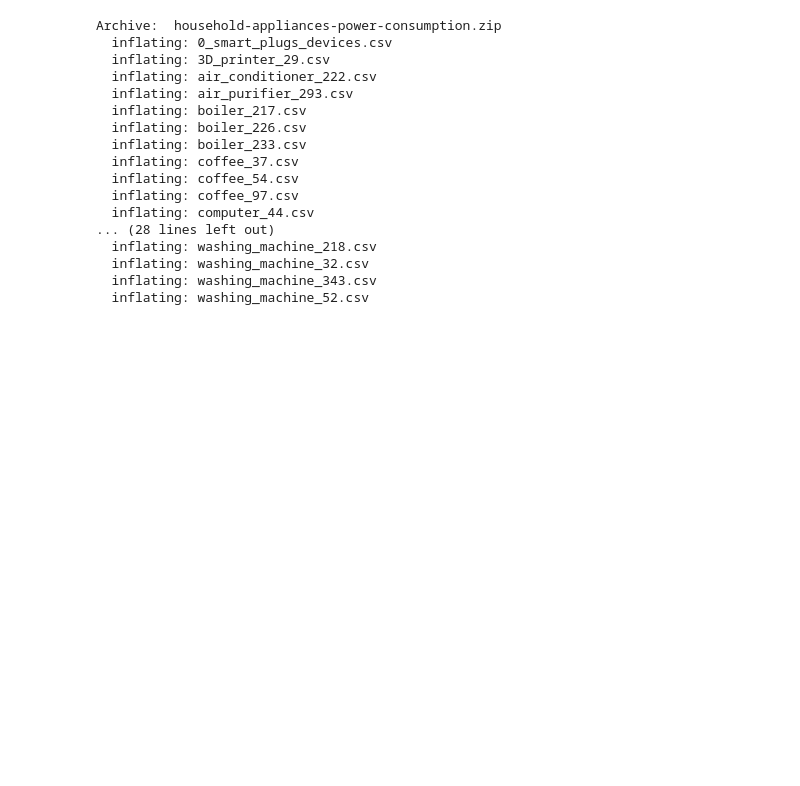
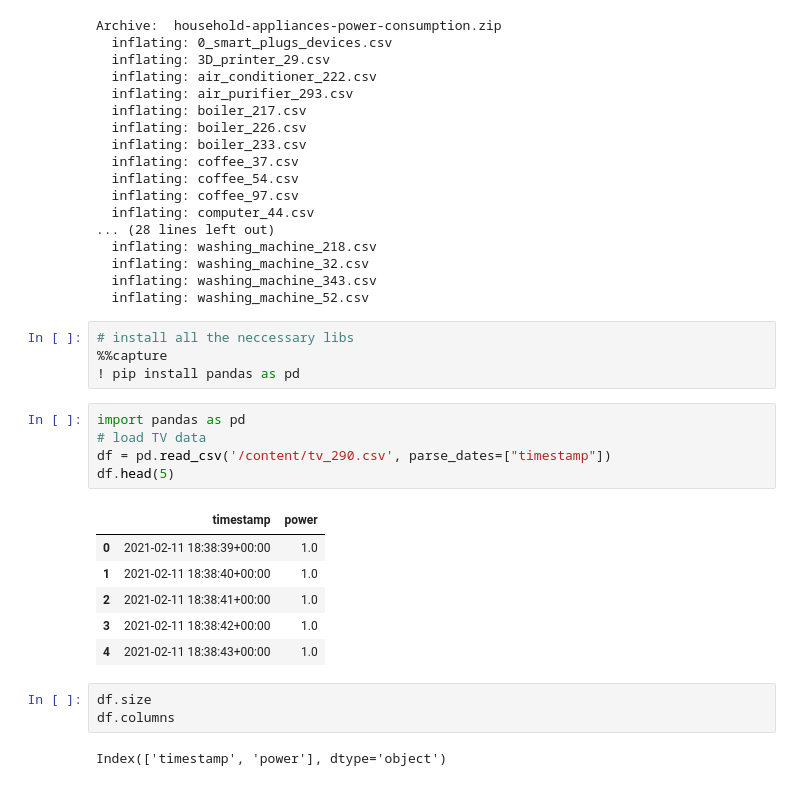
Before and after one commit to machiobrian/Energy, a Jupyter notebook: HouseHold.ipynb, the cells around one changed output. Cells and saved outputs as stored; diff of their text form; blank space fills up the shorter version.

```diff
--- a/HouseHold.ipynb
+++ b/HouseHold.ipynb
@@ -40,3 +53,24 @@ Archive:  household-appliances-power-consumption.zip
   inflating: washing_machine_32.csv
   inflating: washing_machine_343.csv
   inflating: washing_machine_52.csv
+# %%
+# install all the neccessary libs
+%%capture
+! pip install pandas as pd
+# %%
+import pandas as pd
+# load TV data
+df = pd.read_csv('/content/tv_290.csv', parse_dates=["timestamp"])
+df.head(5)
+# %% [output]
+|  | timestamp | power |
+| 0 | 2021-02-11 18:38:39+00:00 | 1.0 |
+| 1 | 2021-02-11 18:38:40+00:00 | 1.0 |
+| 2 | 2021-02-11 18:38:41+00:00 | 1.0 |
+| 3 | 2021-02-11 18:38:42+00:00 | 1.0 |
+| 4 | 2021-02-11 18:38:43+00:00 | 1.0 |
+# %%
+df.size
+df.columns
+# %% [output]
+Index(['timestamp', 'power'], dtype='object')
```
Also changed, not shown: parts of 22 cells of this notebook.
